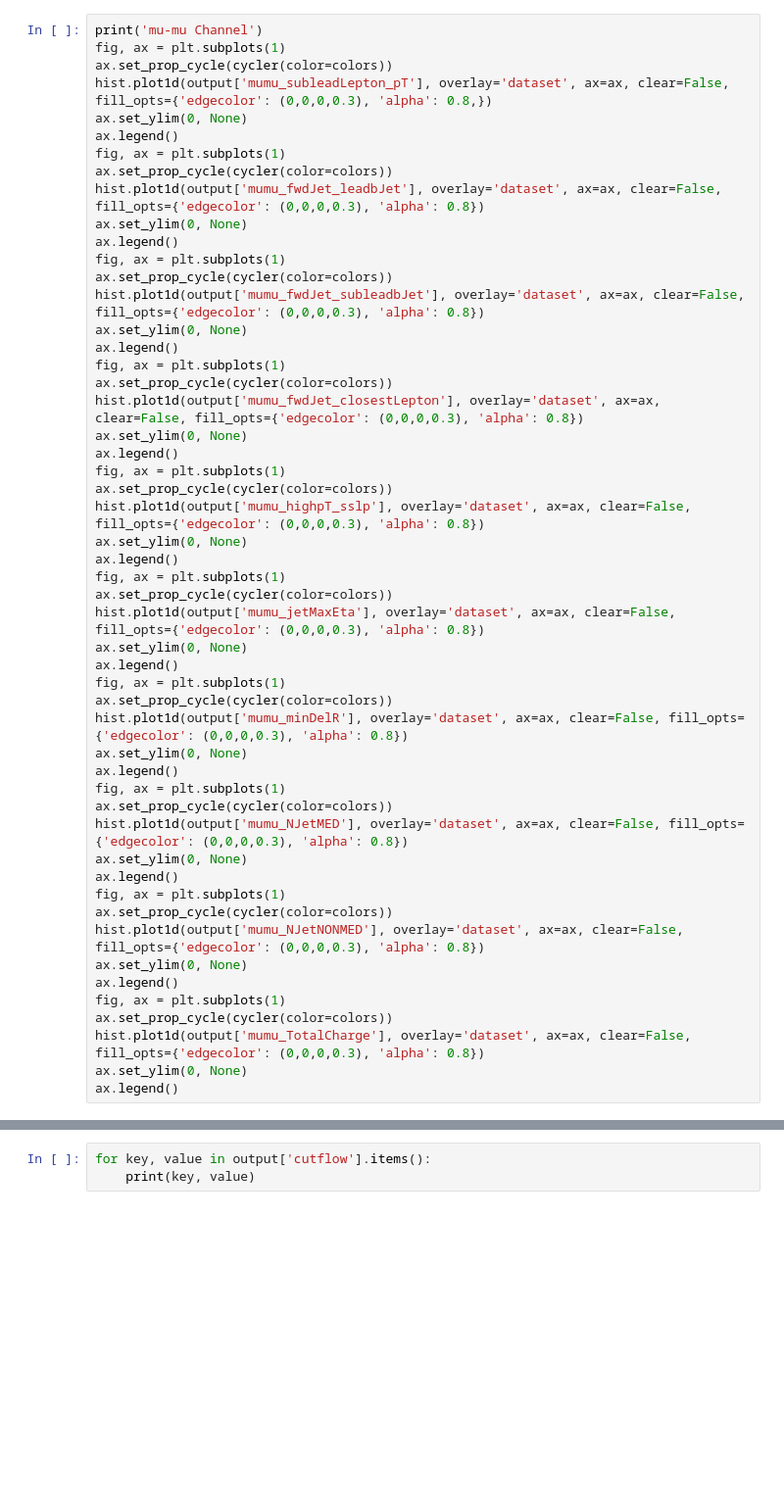
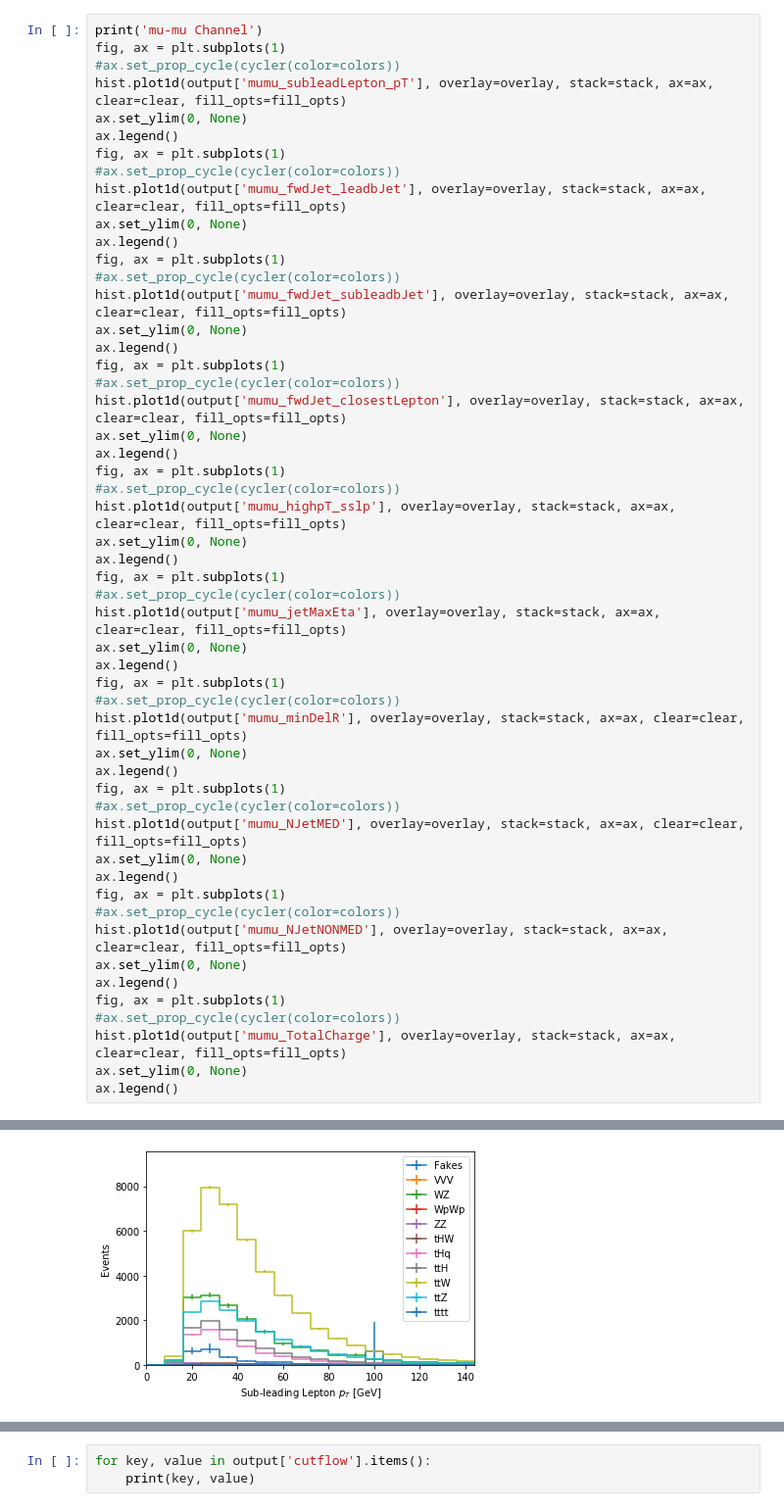
Before and after one commit to mat-adamec/tHq_analysis, a Jupyter notebook: THQ.ipynb, the cells around one changed output, grey strips where cells are left out. Shown at 98% size. Drawn from its saved outputs; the diff is of its cells as text; blank space fills up the shorter version.

```diff
--- a/THQ.ipynb
+++ b/THQ.ipynb
@@ -726,52 +751,53 @@ ax.legend()
 # %%
 print('mu-mu Channel')
 fig, ax = plt.subplots(1)
-ax.set_prop_cycle(cycler(color=colors))
-hist.plot1d(output['mumu_subleadLepton_pT'], overlay='dataset', ax=ax, clear=False, fill_opts={'edgecolor': (0,0,0,0.3), 'alpha': 0.8,})
+#ax.set_prop_cycle(cycler(color=colors))
+hist.plot1d(output['mumu_subleadLepton_pT'], overlay=overlay, stack=stack, ax=ax, clear=clear, fill_opts=fill_opts)
 ax.set_ylim(0, None)
 ax.legend()
 fig, ax = plt.subplots(1)
-ax.set_prop_cycle(cycler(color=colors))
-hist.plot1d(output['mumu_fwdJet_leadbJet'], overlay='dataset', ax=ax, clear=False, fill_opts={'edgecolor': (0,0,0,0.3), 'alpha': 0.8})
+#ax.set_prop_cycle(cycler(color=colors))
+hist.plot1d(output['mumu_fwdJet_leadbJet'], overlay=overlay, stack=stack, ax=ax, clear=clear, fill_opts=fill_opts)
 ax.set_ylim(0, None)
 ax.legend()
 fig, ax = plt.subplots(1)
-ax.set_prop_cycle(cycler(color=colors))
-hist.plot1d(output['mumu_fwdJet_subleadbJet'], overlay='dataset', ax=ax, clear=False, fill_opts={'edgecolor': (0,0,0,0.3), 'alpha': 0.8})
+#ax.set_prop_cycle(cycler(color=colors))
+hist.plot1d(output['mumu_fwdJet_subleadbJet'], overlay=overlay, stack=stack, ax=ax, clear=clear, fill_opts=fill_opts)
 ax.set_ylim(0, None)
 ax.legend()
 fig, ax = plt.subplots(1)
-ax.set_prop_cycle(cycler(color=colors))
-hist.plot1d(output['mumu_fwdJet_closestLepton'], overlay='dataset', ax=ax, clear=False, fill_opts={'edgecolor': (0,0,0,0.3), 'alpha': 0.8})
+#ax.set_prop_cycle(cycler(color=colors))
+hist.plot1d(output['mumu_fwdJet_closestLepton'], overlay=overlay, stack=stack, ax=ax, clear=clear, fill_opts=fill_opts)
 ax.set_ylim(0, None)
 ax.legend()
 fig, ax = plt.subplots(1)
-ax.set_prop_cycle(cycler(color=colors))
-hist.plot1d(output['mumu_highpT_sslp'], overlay='dataset', ax=ax, clear=False, fill_opts={'edgecolor': (0,0,0,0.3), 'alpha': 0.8})
+#ax.set_prop_cycle(cycler(color=colors))
+hist.plot1d(output['mumu_highpT_sslp'], overlay=overlay, stack=stack, ax=ax, clear=clear, fill_opts=fill_opts)
 ax.set_ylim(0, None)
 ax.legend()
 fig, ax = plt.subplots(1)
-ax.set_prop_cycle(cycler(color=colors))
-hist.plot1d(output['mumu_jetMaxEta'], overlay='dataset', ax=ax, clear=False, fill_opts={'edgecolor': (0,0,0,0.3), 'alpha': 0.8})
+#ax.set_prop_cycle(cycler(color=colors))
+hist.plot1d(output['mumu_jetMaxEta'], overlay=overlay, stack=stack, ax=ax, clear=clear, fill_opts=fill_opts)
 ax.set_ylim(0, None)
 ax.legend()
 fig, ax = plt.subplots(1)
-ax.set_prop_cycle(cycler(color=colors))
-hist.plot1d(output['mumu_minDelR'], overlay='dataset', ax=ax, clear=False, fill_opts={'edgecolor': (0,0,0,0.3), 'alpha': 0.8})
+#ax.set_prop_cycle(cycler(color=colors))
+hist.plot1d(output['mumu_minDelR'], overlay=overlay, stack=stack, ax=ax, clear=clear, fill_opts=fill_opts)
 ax.set_ylim(0, None)
 ax.legend()
 fig, ax = plt.subplots(1)
-ax.set_prop_cycle(cycler(color=colors))
-hist.plot1d(output['mumu_NJetMED'], overlay='dataset', ax=ax, clear=False, fill_opts={'edgecolor': (0,0,0,0.3), 'alpha': 0.8})
+#ax.set_prop_cycle(cycler(color=colors))
+hist.plot1d(output['mumu_NJetMED'], overlay=overlay, stack=stack, ax=ax, clear=clear, fill_opts=fill_opts)
 ax.set_ylim(0, None)
 ax.legend()
 fig, ax = plt.subplots(1)
-ax.set_prop_cycle(cycler(color=colors))
-hist.plot1d(output['mumu_NJetNONMED'], overlay='dataset', ax=ax, clear=False, fill_opts={'edgecolor': (0,0,0,0.3), 'alpha': 0.8})
+#ax.set_prop_cycle(cycler(color=colors))
+hist.plot1d(output['mumu_NJetNONMED'], overlay=overlay, stack=stack, ax=ax, clear=clear, fill_opts=fill_opts)
 ax.set_ylim(0, None)
 ax.legend()
 fig, ax = plt.subplots(1)
-ax.set_prop_cycle(cycler(color=colors))
-hist.plot1d(output['mumu_TotalCharge'], overlay='dataset', ax=ax, clear=False, fill_opts={'edgecolor': (0,0,0,0.3), 'alpha': 0.8})
+#ax.set_prop_cycle(cycler(color=colors))
+hist.plot1d(output['mumu_TotalCharge'], overlay=overlay, stack=stack, ax=ax, clear=clear, fill_opts=fill_opts)
 ax.set_ylim(0, None)
 ax.legend()
+# %% [output]
@@ -777,0 +806 @@ ax.legend()
+[figure, added]
```
Also changed, not shown: parts of 11 cells of this notebook.
